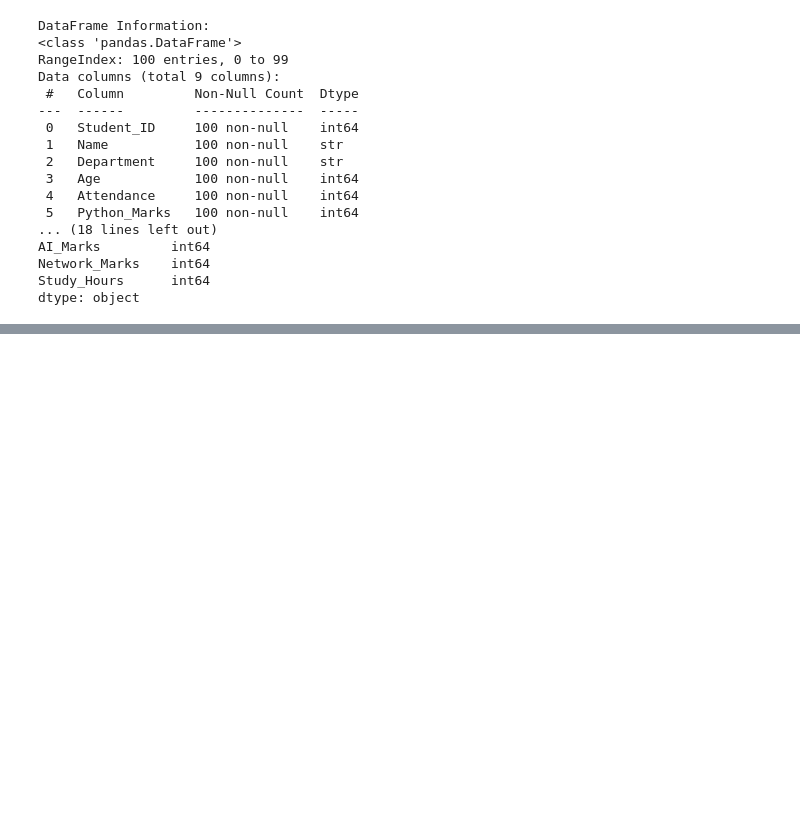
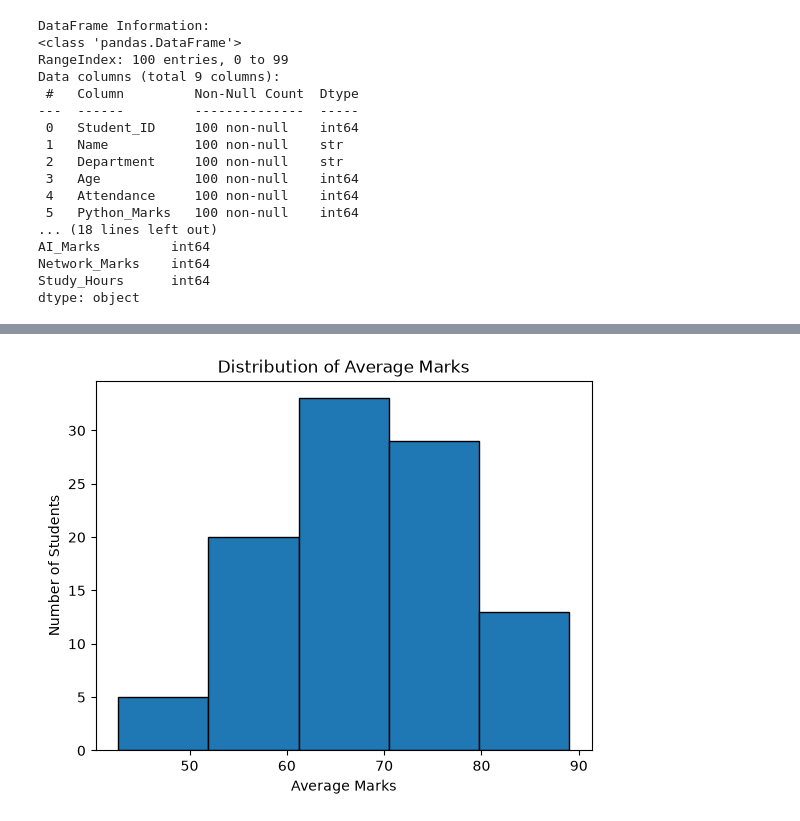
Before and after one commit to IgYaHiko/DS-lab, a Jupyter notebook: DS-lab/lab-5/lab-5.ipynb, the cells around one changed output, grey strips where cells are left out. Saved outputs shown, nothing was run; the diff lists cells and outputs as text; code cells hidden in the pictures; blank space fills up the shorter version.

```diff
--- a/DS-lab/lab-5/lab-5.ipynb
+++ b/DS-lab/lab-5/lab-5.ipynb
@@ -113,0 +338,10 @@ std      18.697753  19.118715      19.044581
+# %%
+# Q15. Histogram
+plt.figure()
+plt.hist(df["Average_Marks"], bins=5, edgecolor="black")
+plt.title("Distribution of Average Marks")
+plt.xlabel("Average Marks")
+plt.ylabel("Number of Students")
+plt.show()
+# %% [output]
+[figure, added]
```
Also changed, not shown: parts of 14 cells of this notebook.
